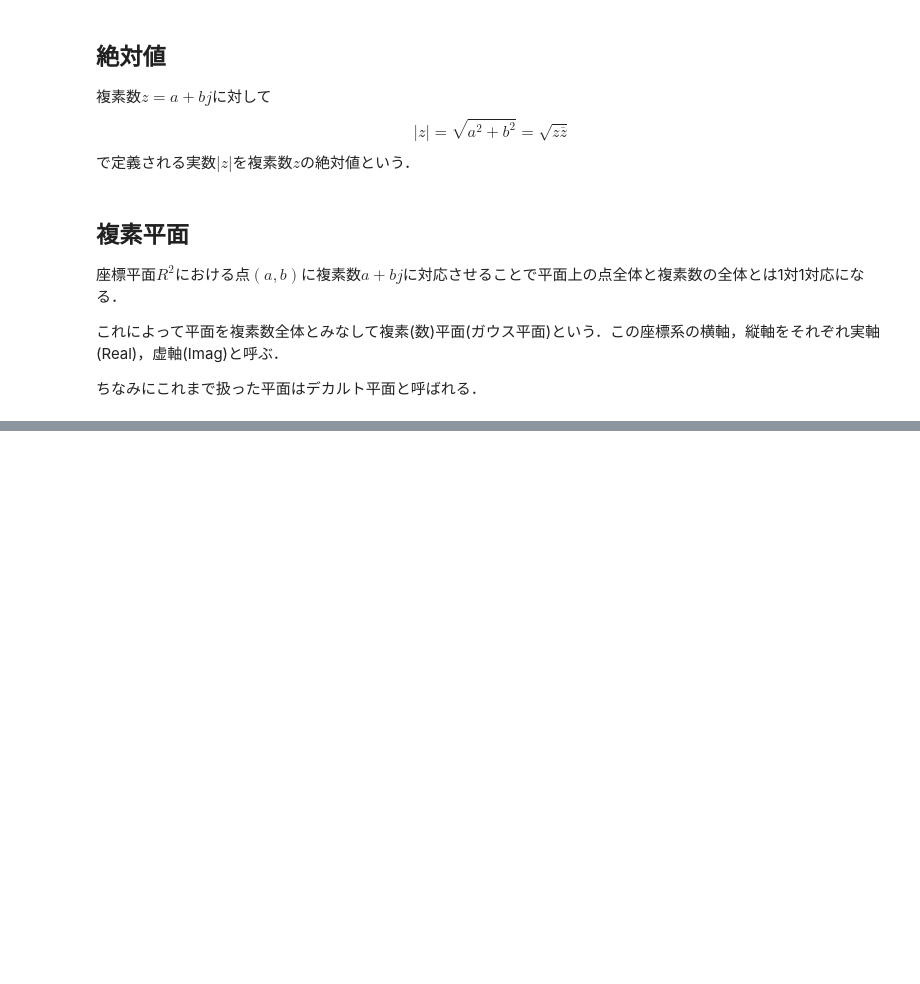
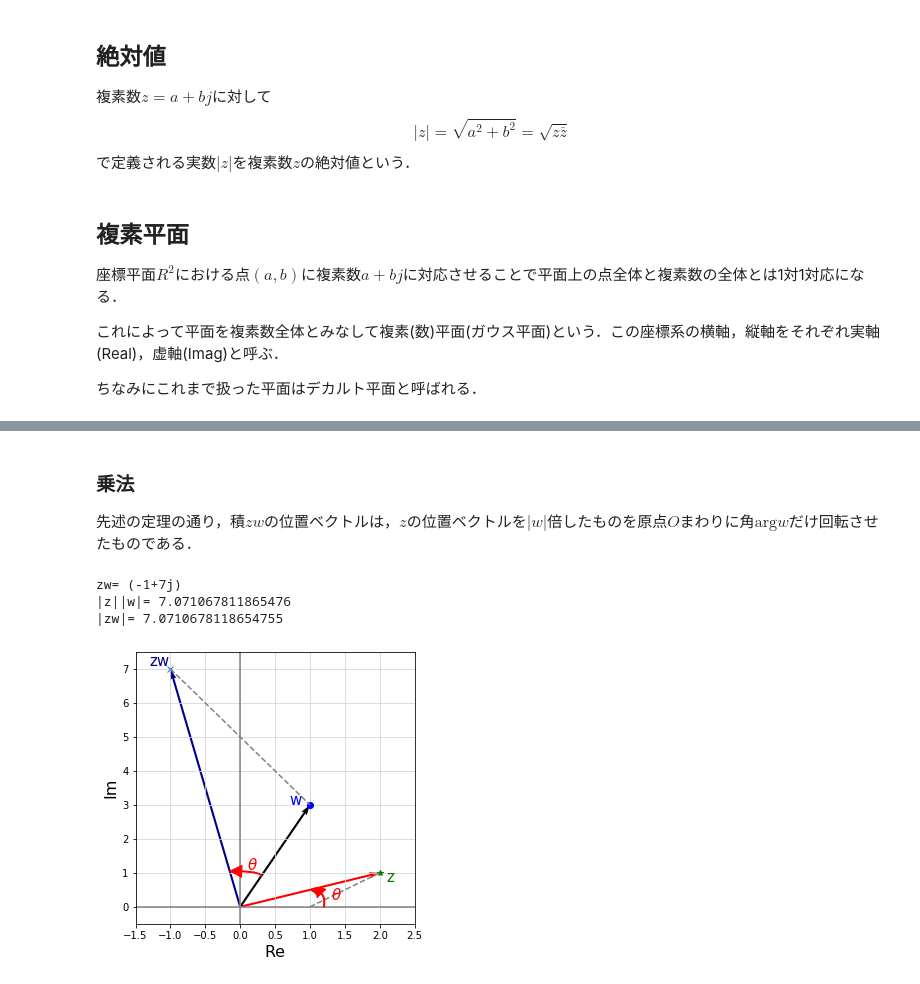
Before and after one commit to TomohiroSakaguchi/LinerAlgebra, a Jupyter notebook: Chap_1_vector/Complex_plane.ipynb, the cells around one changed output, grey strips where cells are left out. Saved outputs shown, nothing was run; the diff lists cells and outputs as text; code cells hidden in the pictures; blank space fills up the shorter version.

```diff
--- a/Chap_1_vector/Complex_plane.ipynb
+++ b/Chap_1_vector/Complex_plane.ipynb
@@ -191,0 +257,55 @@ plt.show()
+# %% [markdown]
+### 乗法
+先述の定理の通り，積$zw$の位置ベクトルは，$z$の位置ベクトルを$|w|$倍したものを原点$O$まわりに角$\mathrm{arg}w$だけ回転させたものである．
+# %%
+#乗法の図示
+import matplotlib.patches as patches
+
+# FigureとAxes
+fig = plt.figure(figsize = (5, 5))
+ax = fig.add_subplot(111,facecolor='none',alpha = 1)
+coordinate(ax, [-1.5, 2.5], [-0.5, 7.5])
+
+z = 2+1j
+w = 1 + 3j
+v = z*w
+len_z = abs(z)
+len_w = abs(w)
+len_v = abs(v)
+print("zw=",v)
+print("|z||w|=",len_z*len_w)
+print("|zw|=",len_v)
+real_z = z.real
+imag_z = z.imag
+real_w = w.real
+imag_w = w.imag
+real_v = v.real
+imag_v = v.imag
+ax.plot(real_z,imag_z,'g*',real_w,imag_w,'bo')
+ax.plot(real_v,imag_v,"x")
+ax.text(real_z+0.1,imag_z-0.25, "z", color = "green", size = 15)
+ax.text(real_w-0.3,imag_w, "w", color = "blue", size = 15)
+ax.text(real_v-0.3,imag_v+0.1, "zw", color = "darkblue", size = 15)
+
+visual_vector(ax, [0, 0], [real_z,imag_z], "red")
+#visual_vector(ax, [0, 0], [len_z*real_w,len_z*imag_w], "gray") #wに対して|z|倍する
+visual_vector(ax, [0, 0], [real_w,imag_w], "black")
+visual_vector(ax, [0, 0], [real_v,imag_v], "darkblue")
+ax.plot([real_v,real_w], [imag_v, imag_w], ls = "--", color = "gray")
+ax.plot([1,real_z], [0, imag_z], ls = "--", color = "gray")
+
+
+#偏角の矢印書き入れ
+arrow_dict = dict(width = 1,connectionstyle = "angle3,angleA = 80, angleB = 0", color = "red")
+ax.annotate("", xy = (1, 1*(1/2)), size = 10, xytext = (1.2, 0),color = "red", arrowprops = arrow_dict)
+
+ax.annotate("", xy = (-0.15, -0.15*(-7)), size = 10, xytext = (0.3, 0.3*3),color = "black", arrowprops = arrow_dict)
+
+ax.text(1.3, 0.2, r"$\theta$", color = "red", size = 15)
+ax.text(0.1, 1.1, r"$\theta$", color = "red", size = 15)
+plt.show()
+# %% [output]
+zw= (-1+7j)
+|z||w|= 7.071067811865476
+|zw|= 7.0710678118654755
+[figure, added]
```
Also changed, not shown: parts of 12 cells of this notebook.
